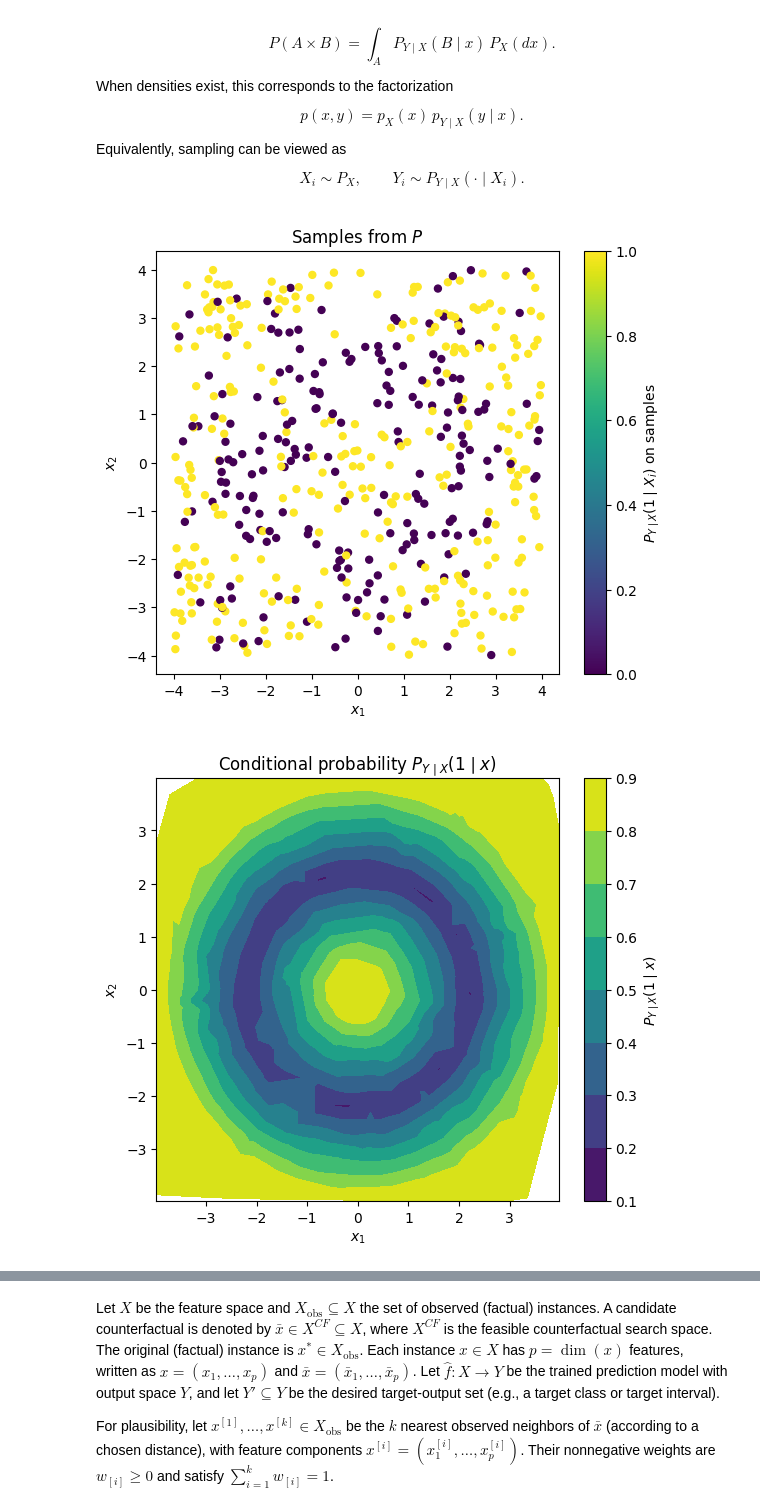
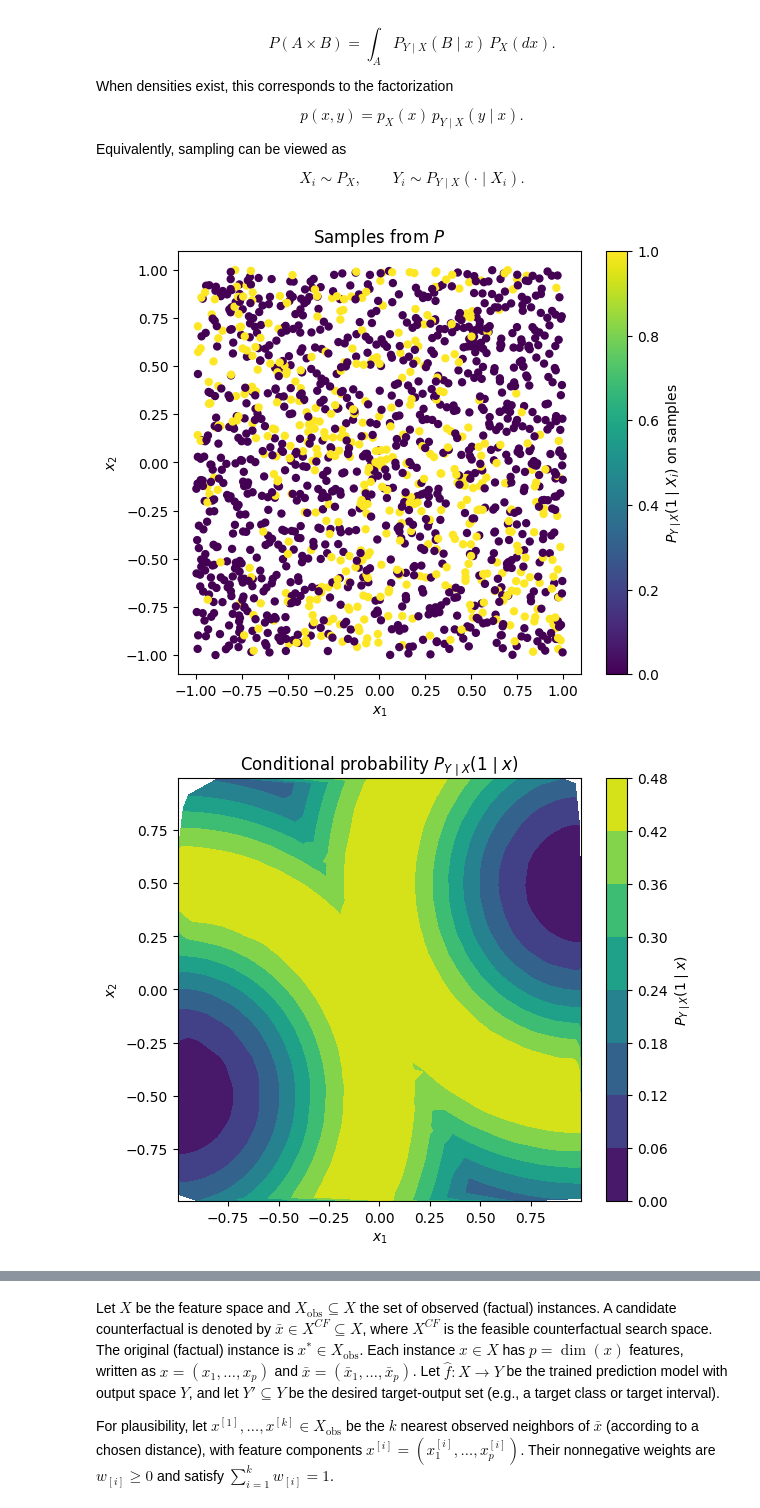
Before and after one commit to 42logos/uamocf, a Jupyter notebook: nd_mmo.ipynb, the cells around one changed output, grey strips where cells are left out. Drawn from its saved outputs; the diff is of its cells as text; code cells hidden in the pictures.

Commit message:
add moon prob kernel

```diff
--- a/nd_mmo.ipynb
+++ b/nd_mmo.ipynb
@@ -95,6 +95,27 @@ def boundary_focus_prob(
     alpha = max_uncertainty * np.exp(-(dist_to_boundary / sigma) ** 2)
 
     p1 = base * (1 - alpha) + 0.5 * alpha
+    return np.clip(p1, 0.0, max_uncertainty)
+
+def moon_focus_prob(
+    X: np.ndarray,
+    sigma=0.5, # controls how fast uncertainty decays away from boundary
+    max_uncertainty=0.95
+) -> np.ndarray:
+    X = np.asarray(X)
+
+    if X.ndim == 1:
+        X = X.reshape(1, -1)
+    x1, x2 = X[:, 0], X[:, 1]
+    # distance to upper moon boundary
+    d1 = np.abs(np.sqrt((x1 - 1) ** 2 + (x2 - 0.5) ** 2) - 1)
+    # distance to lower moon boundary
+    d2 = np.abs(np.sqrt((x1 + 1) ** 2 + (x2 + 0.5) ** 2) - 1)
+
+    dist_to_boundary = np.minimum(d1, d2)
+    alpha = max_uncertainty * np.exp(-(dist_to_boundary / sigma) ** 2)
+
+    p1 = 0.5 * alpha
     return np.clip(p1, 0.0, max_uncertainty)
 
 def Aleotoric_Uncertainty_prob(
@@ -133,12 +154,12 @@ def dpg(
 
 
 rng = np.random.default_rng(42)
-x_sampler = partial(rng.uniform, low=-4, high=4)   # P_X
+x_sampler = partial(rng.uniform, low=-1, high=1)   # P_X
 
 X, Y, p1 = dpg(
-    n=500,
+    n=1500,
     x_sampler=x_sampler,
-    p_fn=boundary_focus_prob,
+    p_fn=moon_focus_prob,
     d=2,
     rng=rng
 )
@@ -146,33 +167,33 @@ X, Y, p1 = dpg(
 
 
 
 plt.figure(figsize=(6.5, 5.5))
 plt.scatter(X[:, 0], X[:, 1],c=Y ,s=25, cmap="viridis")
 plt.colorbar(label=r"$P_{Y\mid X}(1\mid X_i)$ on samples")
 plt.title("Samples from $P$ ")
 plt.xlabel("$x_1$")
 plt.ylabel("$x_2$")
 plt.show()
 
 # use plt to generate heatmap of p1
 plt.figure(figsize=(6.5, 5.5))
 plt.tricontourf(X[:, 0], X[:, 1], p1, levels=7, cmap="viridis")
 plt.colorbar(label=r"$P_{Y\mid X}(1\mid x)$")
 plt.title("Conditional probability $P_{Y\mid X}(1\mid x)$")
 plt.xlabel("$x_1$")
 plt.ylabel("$x_2$")
 plt.show()
 
 
 # AU_heatmap
-AU_values = Aleotoric_Uncertainty_prob(boundary_focus_prob)(X)
+AU_values = Aleotoric_Uncertainty_prob(moon_focus_prob)(X)
 plt.figure(figsize=(6.5, 5.5))
 plt.tricontourf(X[:, 0], X[:, 1], AU_values, levels=7, cmap="viridis")
 plt.colorbar(label=r"Aleotoric Uncertainty")
 plt.title("Aleotoric Uncertainty Heatmap")
 plt.xlabel("$x_1$")
 plt.ylabel("$x_2$")
 plt.show()
 # %% [output]
-[figure, old version]
+[figure, new version]
-[figure, old version]
+[figure, new version]
```
Also changed, not shown: parts of 13 cells of this notebook, 1 other file.
